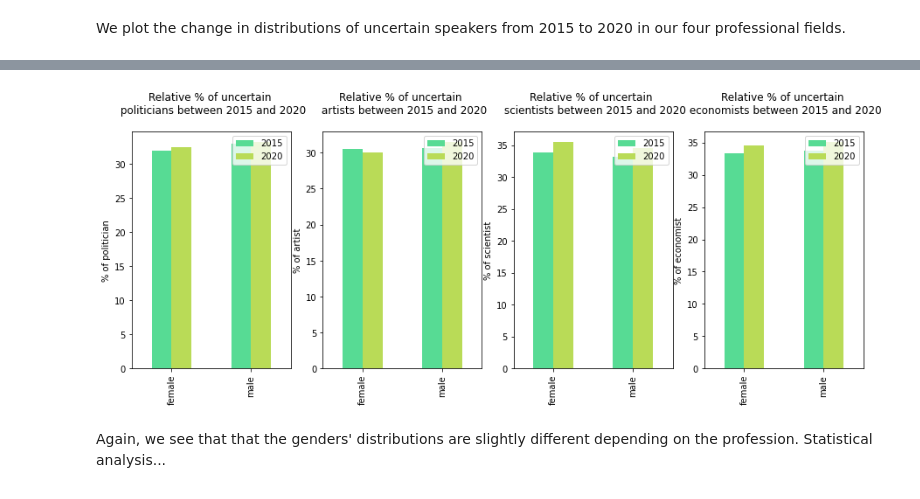
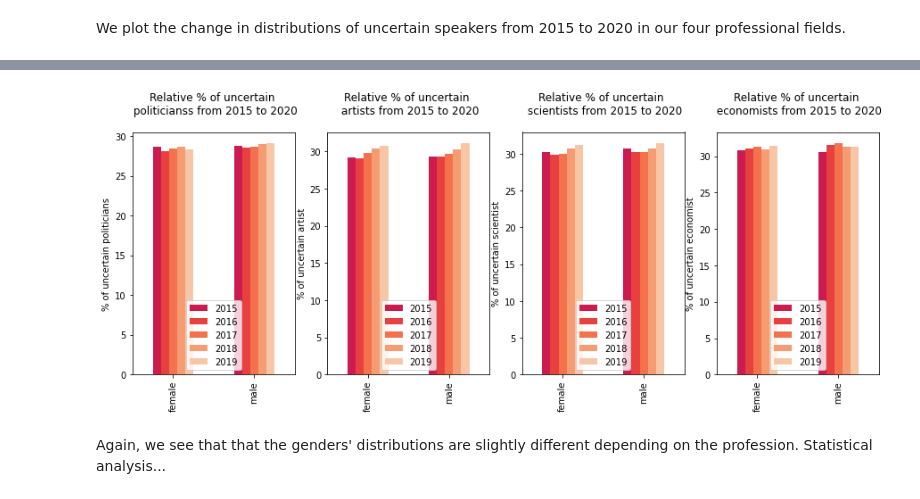
Before and after one commit to coraliegrobel/ada-2021-project-sv4ever, a Jupyter notebook: ada_main.ipynb, the cells around one changed output, grey strips where cells are left out. Saved outputs shown, nothing was run; the diff lists cells and outputs as text; code cells hidden in the pictures.

Commit message:
run no conditions

```diff
--- a/ada_main.ipynb
+++ b/ada_main.ipynb
@@ -1011,15 +1064,15 @@ We now create a dictionnary containing all uncertain quotes per profession (regr
 # %%
 df_uncertain_professions_all_years = {} # CHANGER 2020 EN 2015
 
-df_uncertain_professions_all_years['politicians'] = df_uncertain_professions_per_year['df_uncertain_politicians_2020']
+df_uncertain_professions_all_years['politicians'] = df_uncertain_professions_per_year['df_uncertain_politicians_2015']
 
-df_uncertain_professions_all_years['artists'] = df_uncertain_professions_per_year['df_uncertain_artists_2020']
+df_uncertain_professions_all_years['artists'] = df_uncertain_professions_per_year['df_uncertain_artists_2015']
 
-df_uncertain_professions_all_years['scientists'] = df_uncertain_professions_per_year['df_uncertain_scientists_2020']
+df_uncertain_professions_all_years['scientists'] = df_uncertain_professions_per_year['df_uncertain_scientists_2015']
 
-df_uncertain_professions_all_years['economists'] = df_uncertain_professions_per_year['df_uncertain_economists_2020']
+df_uncertain_professions_all_years['economists'] = df_uncertain_professions_per_year['df_uncertain_economists_2015']
 
-for i in range(20,21): # A CHANGER EN (16, 21)
+for i in range(16,21): # A CHANGER EN (16, 21)
     df_uncertain_professions_all_years['politicians'] = pd.concat([df_uncertain_professions_all_years['politicians'],
                                         df_uncertain_professions_per_year['df_uncertain_politicians_20' + str(i)]])
 
@@ -1059,7 +1112,7 @@ gender_dist_ratio['economists'].index = ['Female', 'Male']
 fig, axs = plt.subplots(1, 4, sharex = True, sharey = True, figsize = (20,10))
 fig.subplots_adjust(hspace = 0.4, wspace = 0.4)
 
-for idx, profession in enumerate(gender_dist.keys()):
+for idx, profession in enumerate(gender_dist_ratio.keys()):
     double_std = np.std(gender_dist_ratio[profession]) * 2
     gender_dist_ratio[profession].plot(kind='bar', yerr = double_std, color = [color_palette[3], color_palette[1]], ax = axs[idx])
     axs[idx].set_title(profession)
@@ -1088,10 +1141,10 @@ Let's have a look at our second question which investigates the roles culture/tr
 We start by creating our data frame containing our uncertain quotes.
 # %%
 # CHANGER uncertainty_df_no_conditions_2020.txt EN uncertainty_df_no_conditions_2015.txt
-df_uncertain_no_conditions_all_years = create_df_from_txt(PATH_TXT + "uncertainty_df_no_conditions_2020.txt",
-                                                                                df_no_conditions_per_year['2020'])
+df_uncertain_no_conditions_all_years = create_df_from_txt(PATH_TXT + "uncertainty_df_no_conditions_2015.txt",
+                                                                                df_no_conditions_per_year['2015'])
 
-for i in range(20,21): # A CHANGER EN (16, 21)
+for i in range(16,21): # A CHANGER EN (16, 21)
     df_uncertain_no_conditions_new_year = create_df_from_txt(PATH_TXT + "uncertainty_df_no_conditions_20" + str(i) \
                                                                 + ".txt", df_no_conditions_per_year['20' + str(i)])
     df_uncertain_no_conditions_all_years = pd.concat([df_uncertain_no_conditions_all_years,
@@ -1312,7 +1365,7 @@ Finally, we want to see if those distributions would vary between years. Let's c
 Here, again, we still separate between the different profesionnal fields. We use the previously created dictionnary containing all uncertainty quotes from each profession per year (`df_uncertain_professions_per_year`) from part [4.2 Analysis of the genders distribution per professions](#4.2)
 # %%
 gender_dist_ratio_professions_per_year = {}
-for i in range(20,21): # A CHANGER EN (15, 21)
+for i in range(15,21): # A CHANGER EN (15, 21)
     gender_dist_ratio_professions_per_year['politicians_20' + str(i)] = \
                                             create_gender_dist(df_per_year['df_politicians_20' + str(i)],
                                             df_uncertain_professions_per_year['df_uncertain_politicians_20' + str(i)])
@@ -1367,25 +1416,29 @@ plt.show()
 # %%
 # PLOT A MODIFIER
 fig, axs = plt.subplots(1, 4,figsize = (15,5))
 
 professions = ['politicians', 'artist', 'scientist', 'economist']
+test = {}
+for i in range(15,21):
+    test['20' + str(i)] = [gender_dist_ratio_professions_per_year['politicians_20' + str(i)], gender_dist_ratio_professions_per_year['artists_20' + str(i)],
+                            gender_dist_ratio_professions_per_year['scientists_20' + str(i)], gender_dist_ratio_professions_per_year['economists_20' + str(i)]]
 #professions_2020_df = [gender_dist_ratio_politicians, gender_dist_ratio_artists, gender_dist_ratio_scientists, \
 #                       gender_dist_ratio_economists]
 #professions_2015_df = [politicians_gender_dist_2015, artists_gender_dist_2015, scientists_gender_dist_2015, \
 #                       economists_gender_dist_2015]
 
 for idx, profession in enumerate(professions):
-    df = pd.concat([professions_2015_df[idx], professions_2020_df[idx]],axis = 1)
+    df = pd.concat([test['2015'][idx], test['2016'][idx],test['2017'][idx],test['2018'][idx], test['2019'][idx], test['2020'][idx]],axis = 1) #
     df.index = ['female', 'male']
-    df.columns = ['2015', '2020']
+    df.columns = ['2015','2016', '2017', '2018', '2019', '2020']
     double_std = np.std(df) * 2
-    df.plot(kind = 'bar', yerr = double_std, ax = axs[idx], color = [color_palette[4],color_palette[2]])
+    df.plot(kind = 'bar', yerr = double_std, ax = axs[idx], color = [color_palette[4],color_palette[5],color_palette[6],color_palette[7],color_palette[8]])
     axs[idx].set_ylabel('% of uncertain {}'.format(profession))
     axs[idx].set_title('Relative % of uncertain \n {a}s from 2015 to 2020'.format(a = profession), pad = 20)
 
 plt.show()
 # %% [output]
-[figure, old version]
+[figure, new version]
 # %% [markdown]
 Again, we see that that the genders' distributions are slightly different depending on the profession. Statistical analysis...
 # %% [markdown]
```
Also changed, not shown: parts of 45 cells of this notebook.
